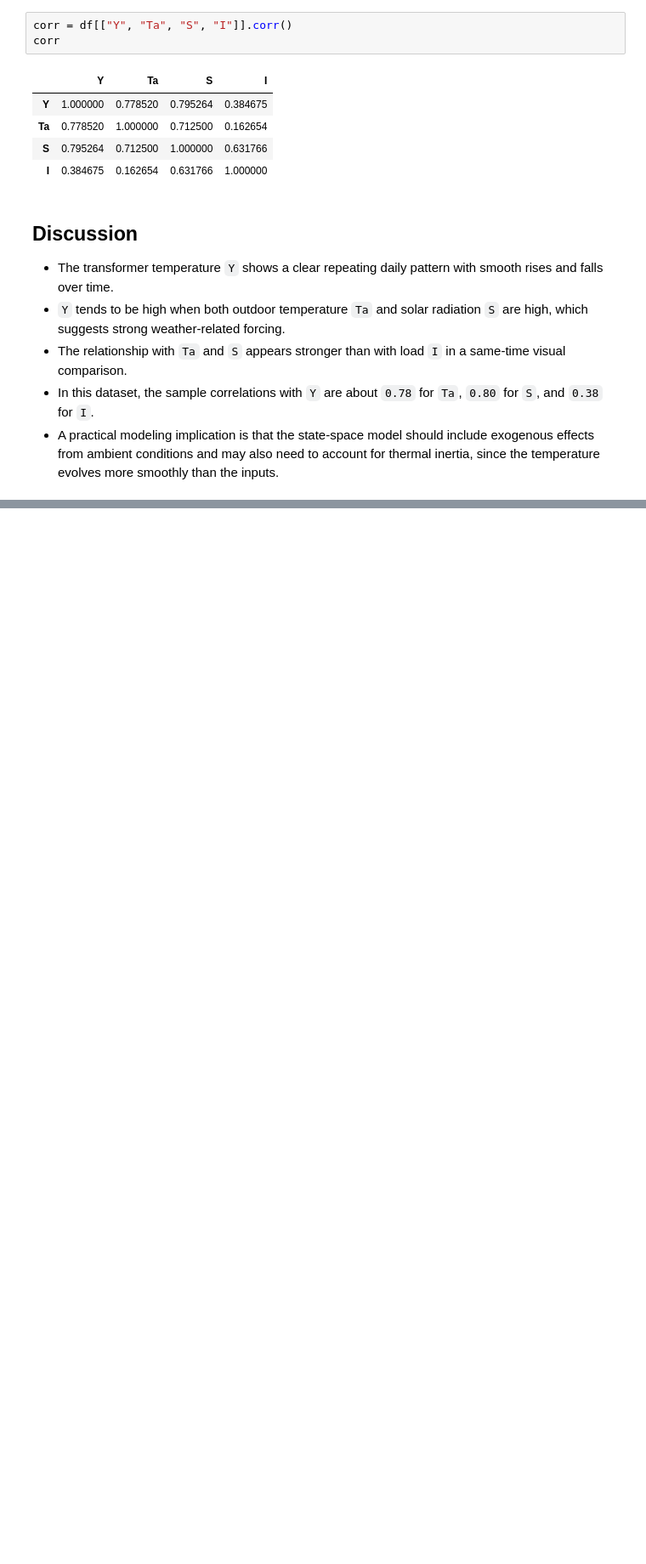
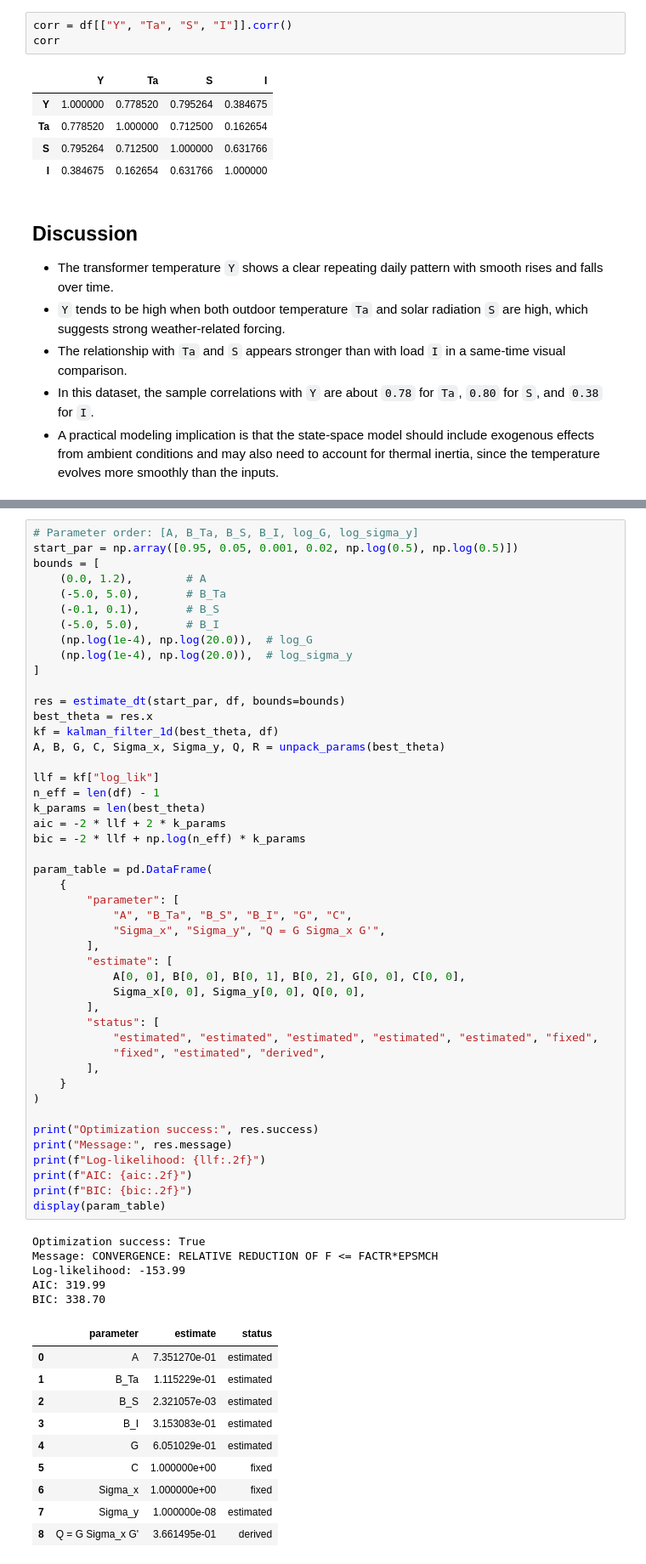
Before and after one commit to valentinatrolese02-collab/time_series_analysis, a Jupyter notebook: assignment4/ex2/ex2.ipynb, the cells around one changed output, grey strips where cells are left out. Shown at 85% size. Cells and saved outputs as stored; diff of their text form; blank space fills up the shorter version.

```diff
--- a/assignment4/ex2/ex2.ipynb
+++ b/assignment4/ex2/ex2.ipynb
@@ -71,0 +181,62 @@ corr
+# %%
+# Parameter order: [A, B_Ta, B_S, B_I, log_G, log_sigma_y]
+start_par = np.array([0.95, 0.05, 0.001, 0.02, np.log(0.5), np.log(0.5)])
+bounds = [
+    (0.0, 1.2),        # A
+    (-5.0, 5.0),       # B_Ta
+    (-0.1, 0.1),       # B_S
+    (-5.0, 5.0),       # B_I
+    (np.log(1e-4), np.log(20.0)),  # log_G
+    (np.log(1e-4), np.log(20.0)),  # log_sigma_y
+]
+
+res = estimate_dt(start_par, df, bounds=bounds)
+best_theta = res.x
+kf = kalman_filter_1d(best_theta, df)
+A, B, G, C, Sigma_x, Sigma_y, Q, R = unpack_params(best_theta)
+
+llf = kf["log_lik"]
+n_eff = len(df) - 1
+k_params = len(best_theta)
+aic = -2 * llf + 2 * k_params
+bic = -2 * llf + np.log(n_eff) * k_params
+
+param_table = pd.DataFrame(
+    {
+        "parameter": [
+            "A", "B_Ta", "B_S", "B_I", "G", "C",
+            "Sigma_x", "Sigma_y", "Q = G Sigma_x G'",
+        ],
+        "estimate": [
+            A[0, 0], B[0, 0], B[0, 1], B[0, 2], G[0, 0], C[0, 0],
+            Sigma_x[0, 0], Sigma_y[0, 0], Q[0, 0],
+        ],
+        "status": [
+            "estimated", "estimated", "estimated", "estimated", "estimated", "fixed",
+            "fixed", "estimated", "derived",
+        ],
+    }
+)
+
+print("Optimization success:", res.success)
+print("Message:", res.message)
+print(f"Log-likelihood: {llf:.2f}")
+print(f"AIC: {aic:.2f}")
+print(f"BIC: {bic:.2f}")
+display(param_table)
+# %% [output]
+Optimization success: True
+Message: CONVERGENCE: RELATIVE REDUCTION OF F <= FACTR*EPSMCH
+Log-likelihood: -153.99
+AIC: 319.99
+BIC: 338.70
+|  | parameter | estimate | status |
+| 0 | A | 7.351270e-01 | estimated |
+| 1 | B_Ta | 1.115229e-01 | estimated |
+| 2 | B_S | 2.321057e-03 | estimated |
+| 3 | B_I | 3.153083e-01 | estimated |
+| 4 | G | 6.051029e-01 | estimated |
+| 5 | C | 1.000000e+00 | fixed |
+| 6 | Sigma_x | 1.000000e+00 | fixed |
+| 7 | Sigma_y | 1.000000e-08 | estimated |
+| 8 | Q = G Sigma_x G' | 3.661495e-01 | derived |
```
Also changed, not shown: parts of 5 cells of this notebook, 23 other files.
